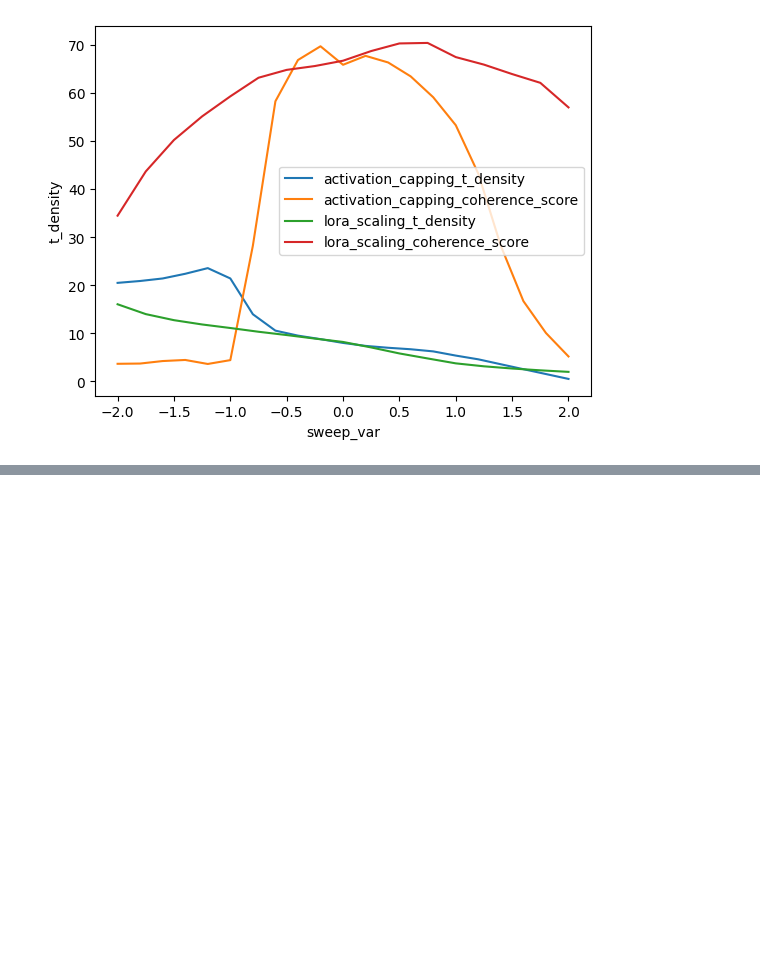
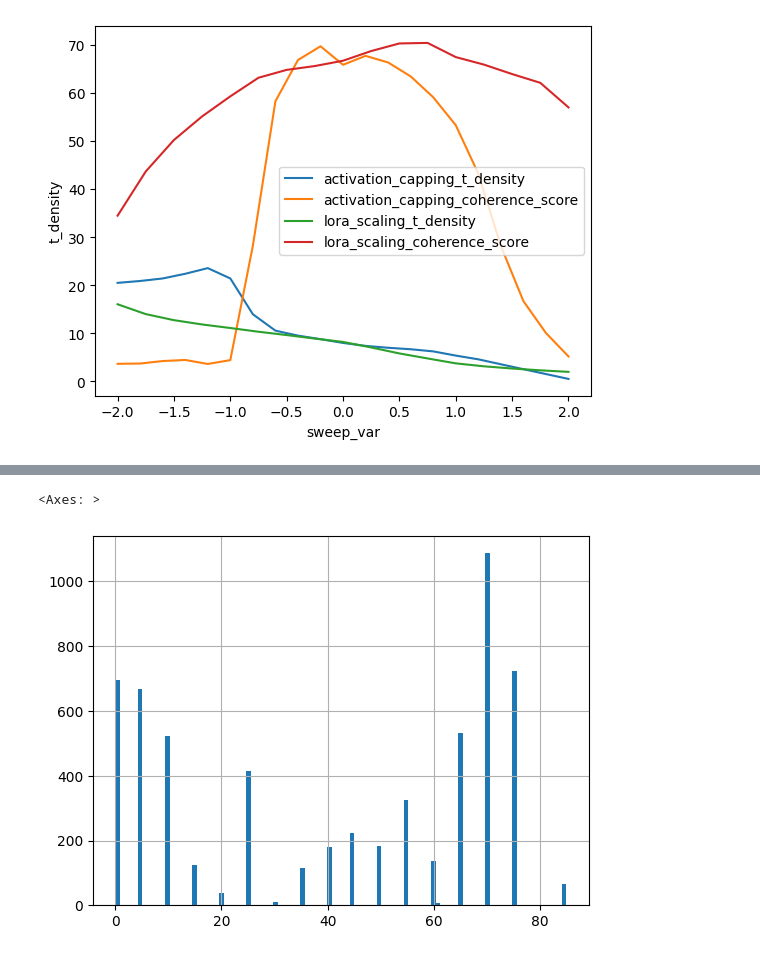
Before and after one commit to SidBaines/persona-shattering-lasr, a Jupyter notebook: scripts_dev/rollout_experiments/t_frequency/plots.ipynb, the cells around one changed output, grey strips where cells are left out. Cells and saved outputs as stored; diff of their text form; code cells hidden in the pictures; blank space fills up the shorter version.

```diff
--- a/scripts_dev/rollout_experiments/t_frequency/plots.ipynb
+++ b/scripts_dev/rollout_experiments/t_frequency/plots.ipynb
@@ -291,0 +353,5 @@ plt.show()
+# %%
+dfs["t_enjoying_activation_capping"]["coherence_score"].hist(bins=100)
+# %% [output]
+<Axes: >
+[figure, added]
```
Also changed, not shown: parts of 11 cells of this notebook, 5 other files.
